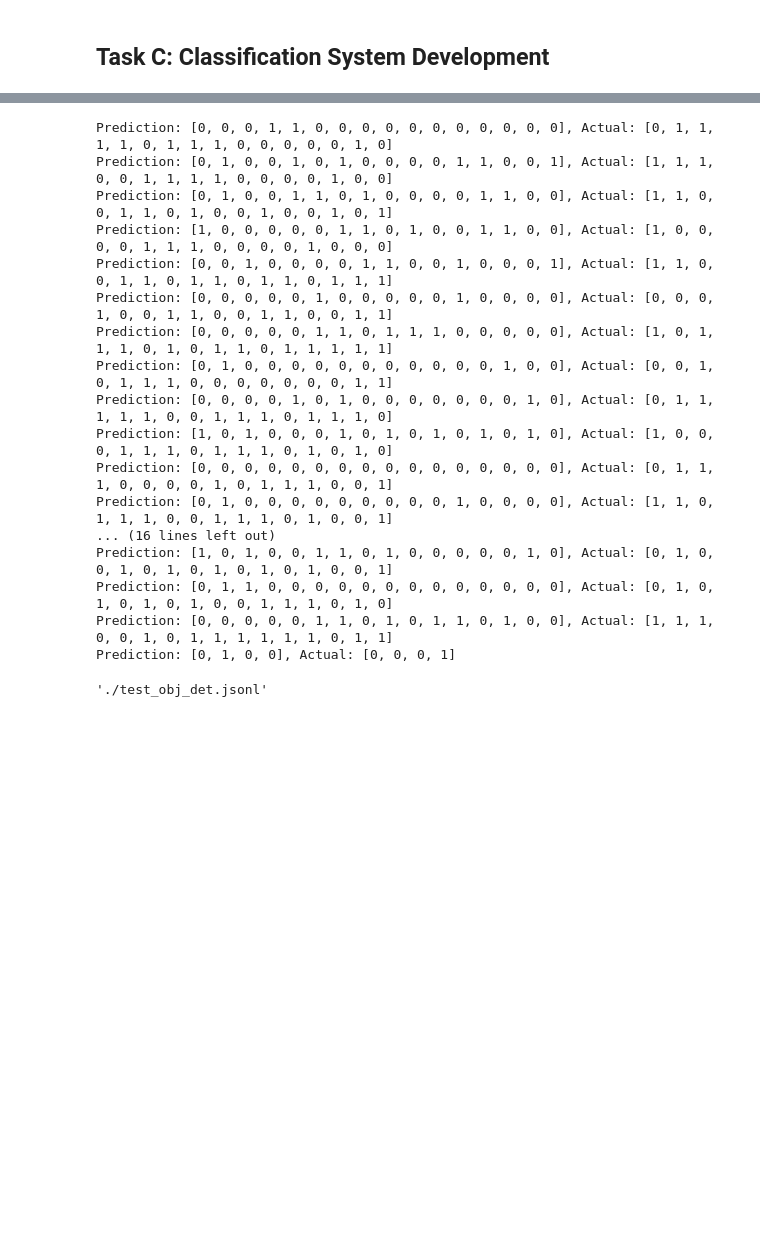
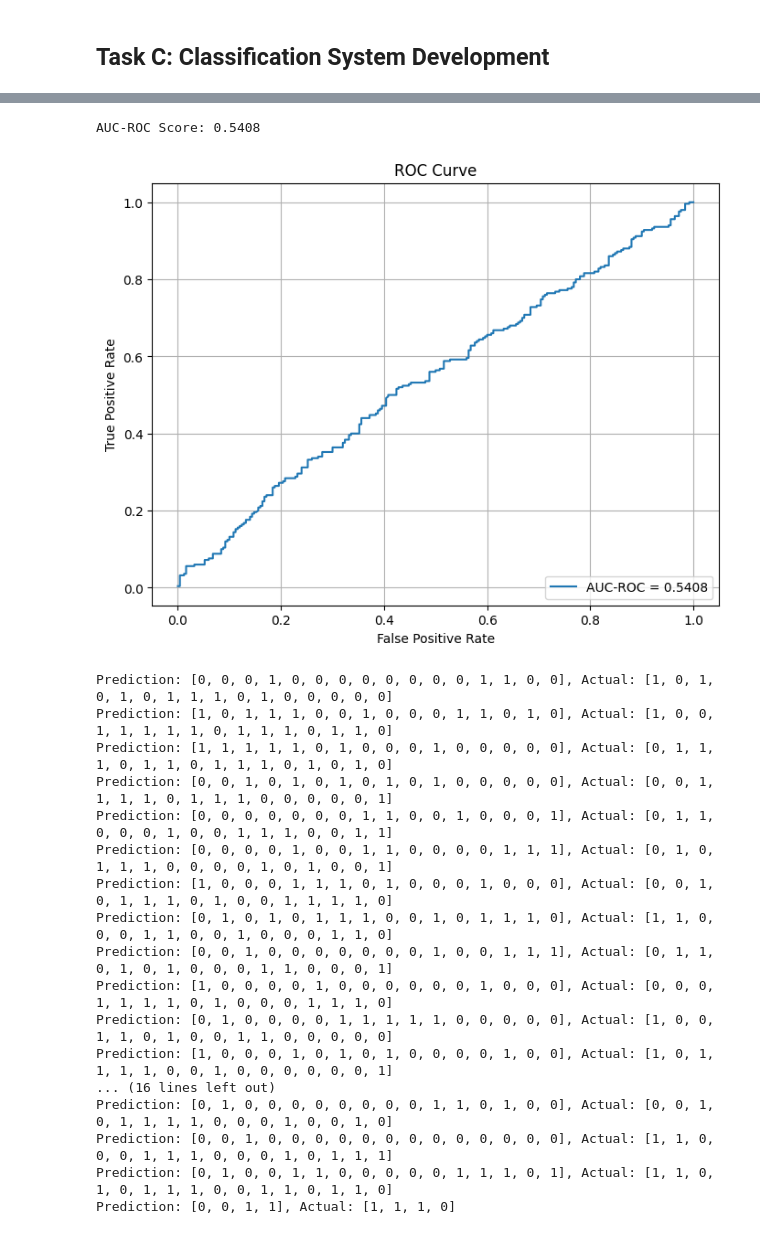
Before and after one commit to tron3747/Hatefulmemesdatasetanalysis, a Jupyter notebook: HatefulMemesAnalysis.ipynb, the cells around one changed output, grey strips where cells are left out. Drawn from its saved outputs; the diff is of its cells as text; code cells hidden in the pictures; blank space fills up the shorter version.

```diff
--- a/HatefulMemesAnalysis.ipynb
+++ b/HatefulMemesAnalysis.ipynb
@@ -734,8 +783,8 @@ jsonl_file = 'train_obj_det.jsonl'
 dataset = HatefulMemesDataset(jsonl_file)
 dataloader = DataLoader(dataset, batch_size=16, shuffle=True, collate_fn=custom_collate_fn)
 jsonl_file = 'dev_obj_det.jsonl'
-dataset = HatefulMemesDataset(jsonl_file)
-val_dataloader = DataLoader(dataset, batch_size=16, shuffle=True, collate_fn=custom_collate_fn)
+val_dataset = HatefulMemesDataset(jsonl_file)
+val_dataloader = DataLoader(val_dataset, batch_size=16, shuffle=True, collate_fn=custom_collate_fn)
 
 device = torch.device('cuda' if torch.cuda.is_available() else 'cpu')
 model = Classifier(use_image_features=True,use_text_features=True,vocab_size=len(vocab.keys())).to(device)
@@ -751,5 +800,7 @@ scheduler = torch.optim.lr_scheduler.ReduceLROnPlateau(optimizer, mode='min', pa
 
 
 
-train_with_validation(model, dataloader, val_dataloader, criterion, optimizer, scheduler, device,vocab_size=len(vocab.keys()),num_epochs=100)
+train_with_validation(model, dataloader, val_dataloader, criterion, optimizer, scheduler, device,vocab_size=len(vocab.keys()),num_epochs=50)
+torch.save(model.state_dict(), 'test_hatefulmemes.pth')
+# print_predictions_and_plot_roc(model, dataloader, device)
 # %% [output]
@@ -773,3 +824,8 @@ Validation Loss: 0.7277, Validation Accuracy: 54.20%
+# %%
+print_predictions_and_plot_roc(model, val_dataloader, device)
+# %% [output]
+AUC-ROC Score: 0.5408
+[figure, added]
 # %%
 def print_predictions(model, dataloader, device):
     model.eval()
@@ -783,26 +839,20 @@ def print_predictions(model, dataloader, device):
 
 print_predictions(model, val_dataloader, device)
 # %% [output]
-Prediction: [0, 0, 0, 1, 1, 0, 0, 0, 0, 0, 0, 0, 0, 0, 0, 0], Actual: [0, 1, 1, 1, 1, 0, 1, 1, 1, 0, 0, 0, 0, 0, 1, 0]
-Prediction: [0, 1, 0, 0, 1, 0, 1, 0, 0, 0, 0, 1, 1, 0, 0, 1], Actual: [1, 1, 1, 0, 0, 1, 1, 1, 1, 0, 0, 0, 0, 1, 0, 0]
-Prediction: [0, 1, 0, 0, 1, 1, 0, 1, 0, 0, 0, 0, 1, 1, 0, 0], Actual: [1, 1, 0, 0, 1, 1, 0, 1, 0, 0, 1, 0, 0, 1, 0, 1]
-Prediction: [1, 0, 0, 0, 0, 0, 1, 1, 0, 1, 0, 0, 1, 1, 0, 0], Actual: [1, 0, 0, 0, 0, 1, 1, 1, 0, 0, 0, 0, 1, 0, 0, 0]
-Prediction: [0, 0, 1, 0, 0, 0, 0, 1, 1, 0, 0, 1, 0, 0, 0, 1], Actual: [1, 1, 0, 0, 1, 1, 0, 1, 1, 0, 1, 1, 0, 1, 1, 1]
-Prediction: [0, 0, 0, 0, 0, 1, 0, 0, 0, 0, 0, 1, 0, 0, 0, 0], Actual: [0, 0, 0, 1, 0, 0, 1, 1, 0, 0, 1, 1, 0, 0, 1, 1]
-Prediction: [0, 0, 0, 0, 0, 1, 1, 0, 1, 1, 1, 0, 0, 0, 0, 0], Actual: [1, 0, 1, 1, 1, 0, 1, 0, 1, 1, 0, 1, 1, 1, 1, 1]
-Prediction: [0, 1, 0, 0, 0, 0, 0, 0, 0, 0, 0, 0, 0, 1, 0, 0], Actual: [0, 0, 1, 0, 1, 1, 1, 0, 0, 0, 0, 0, 0, 0, 1, 1]
-Prediction: [0, 0, 0, 0, 1, 0, 1, 0, 0, 0, 0, 0, 0, 0, 1, 0], Actual: [0, 1, 1, 1, 1, 1, 0, 0, 1, 1, 1, 0, 1, 1, 1, 0]
-Prediction: [1, 0, 1, 0, 0, 0, 1, 0, 1, 0, 1, 0, 1, 0, 1, 0], Actual: [1, 0, 0, 0, 1, 1, 1, 0, 1, 1, 1, 0, 1, 0, 1, 0]
-Prediction: [0, 0, 0, 0, 0, 0, 0, 0, 0, 0, 0, 0, 0, 0, 0, 0], Actual: [0, 1, 1, 1, 0, 0, 0, 0, 1, 0, 1, 1, 1, 0, 0, 1]
-Prediction: [0, 1, 0, 0, 0, 0, 0, 0, 0, 0, 0, 1, 0, 0, 0, 0], Actual: [1, 1, 0, 1, 1, 1, 0, 0, 1, 1, 1, 0, 1, 0, 0, 1]
+Prediction: [0, 0, 0, 1, 0, 0, 0, 0, 0, 0, 0, 0, 1, 1, 0, 0], Actual: [1, 0, 1, 0, 1, 0, 1, 1, 1, 0, 1, 0, 0, 0, 0, 0]
+Prediction: [1, 0, 1, 1, 1, 0, 0, 1, 0, 0, 0, 1, 1, 0, 1, 0], Actual: [1, 0, 0, 1, 1, 1, 1, 1, 0, 1, 1, 1, 0, 1, 1, 0]
+Prediction: [1, 1, 1, 1, 1, 0, 1, 0, 0, 0, 1, 0, 0, 0, 0, 0], Actual: [0, 1, 1, 1, 0, 1, 1, 0, 1, 1, 1, 0, 1, 0, 1, 0]
+Prediction: [0, 0, 1, 0, 1, 0, 1, 0, 1, 0, 1, 0, 0, 0, 0, 0], Actual: [0, 0, 1, 1, 1, 1, 0, 1, 1, 1, 0, 0, 0, 0, 0, 1]
+Prediction: [0, 0, 0, 0, 0, 0, 0, 1, 1, 0, 0, 1, 0, 0, 0, 1], Actual: [0, 1, 1, 0, 0, 0, 1, 0, 0, 1, 1, 1, 0, 0, 1, 1]
+Prediction: [0, 0, 0, 0, 1, 0, 0, 1, 1, 0, 0, 0, 0, 1, 1, 1], Actual: [0, 1, 0, 1, 1, 1, 0, 0, 0, 0, 1, 0, 1, 0, 0, 1]
+Prediction: [1, 0, 0, 0, 1, 1, 1, 0, 1, 0, 0, 0, 1, 0, 0, 0], Actual: [0, 0, 1, 0, 1, 1, 1, 0, 1, 0, 0, 1, 1, 1, 1, 0]
+Prediction: [0, 1, 0, 1, 0, 1, 1, 1, 0, 0, 1, 0, 1, 1, 1, 0], Actual: [1, 1, 0, 0, 0, 1, 1, 0, 0, 1, 0, 0, 0, 1, 1, 0]
+Prediction: [0, 0, 1, 0, 0, 0, 0, 0, 0, 0, 1, 0, 0, 1, 1, 1], Actual: [0, 1, 1, 0, 1, 0, 1, 0, 0, 0, 1, 1, 0, 0, 0, 1]
+Prediction: [1, 0, 0, 0, 0, 1, 0, 0, 0, 0, 0, 0, 1, 0, 0, 0], Actual: [0, 0, 0, 1, 1, 1, 1, 0, 1, 0, 0, 0, 1, 1, 1, 0]
+Prediction: [0, 1, 0, 0, 0, 0, 1, 1, 1, 1, 1, 0, 0, 0, 0, 0], Actual: [1, 0, 0, 1, 1, 0, 1, 0, 0, 1, 1, 0, 0, 0, 0, 0]
+Prediction: [1, 0, 0, 0, 1, 0, 1, 0, 1, 0, 0, 0, 0, 1, 0, 0], Actual: [1, 0, 1, 1, 1, 1, 0, 0, 1, 0, 0, 0, 0, 0, 0, 1]
 ... (16 lines left out)
-Prediction: [1, 0, 1, 0, 0, 1, 1, 0, 1, 0, 0, 0, 0, 0, 1, 0], Actual: [0, 1, 0, 0, 1, 0, 1, 0, 1, 0, 1, 0, 1, 0, 0, 1]
-Prediction: [0, 1, 1, 0, 0, 0, 0, 0, 0, 0, 0, 0, 0, 0, 0, 0], Actual: [0, 1, 0, 1, 0, 1, 0, 1, 0, 0, 1, 1, 1, 0, 1, 0]
-Prediction: [0, 0, 0, 0, 0, 1, 1, 0, 1, 0, 1, 1, 0, 1, 0, 0], Actual: [1, 1, 1, 0, 0, 1, 0, 1, 1, 1, 1, 1, 1, 0, 1, 1]
-Prediction: [0, 1, 0, 0], Actual: [0, 0, 0, 1]
+Prediction: [0, 1, 0, 0, 0, 0, 0, 0, 0, 0, 1, 1, 0, 1, 0, 0], Actual: [0, 0, 1, 0, 1, 1, 1, 1, 0, 0, 0, 1, 0, 0, 1, 0]
+Prediction: [0, 0, 1, 0, 0, 0, 0, 0, 0, 0, 0, 0, 0, 0, 0, 0], Actual: [1, 1, 0, 0, 0, 1, 1, 1, 0, 0, 0, 1, 0, 1, 1, 1]
+Prediction: [0, 1, 0, 0, 1, 1, 0, 0, 0, 0, 0, 1, 1, 1, 0, 1], Actual: [1, 1, 0, 1, 0, 1, 1, 1, 0, 0, 1, 1, 0, 1, 1, 0]
+Prediction: [0, 0, 1, 1], Actual: [1, 1, 1, 0]
-# %%
-testdataset = HatefulMemesPreprocessing(dataset='test', vocab=vocab, caption_mask=False)
-test_dataloader = DataLoader(testdataset, batch_size=16, shuffle=False,pin_memory=True, collate_fn=lambda x: list(zip(*x)))
-detect_objects_and_save(preprocess_model,test_dataloader,device,'test')
-# %% [output]
-'./test_obj_det.jsonl'
```
Also changed, not shown: parts of 24 cells of this notebook.
